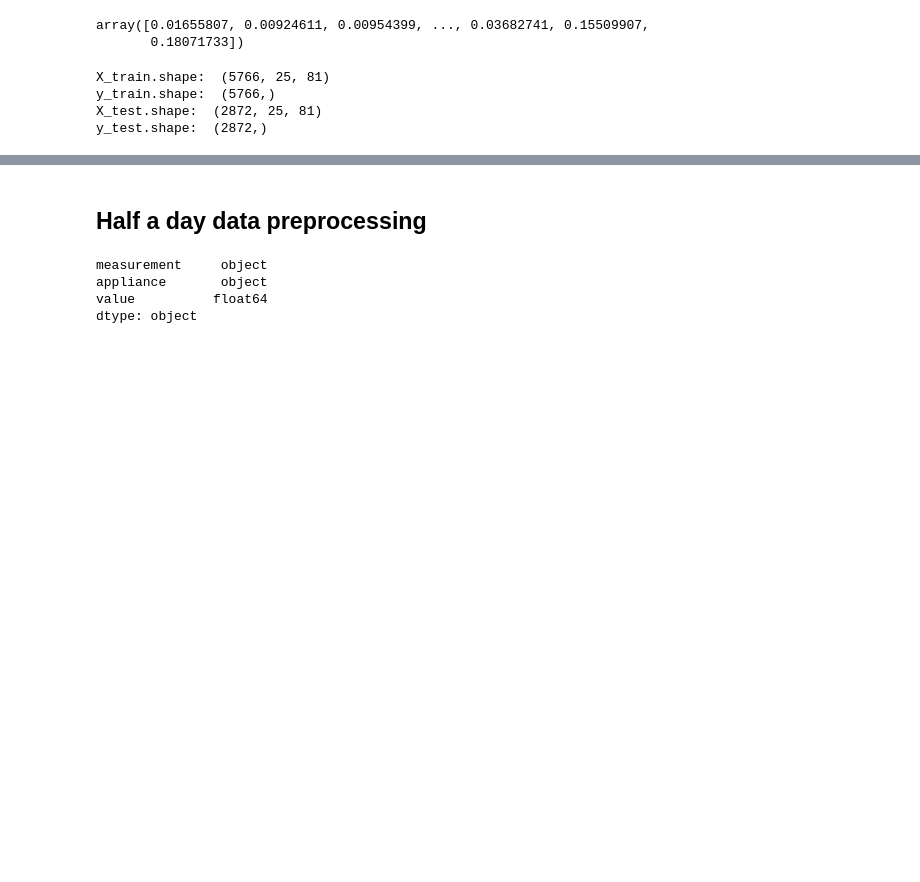
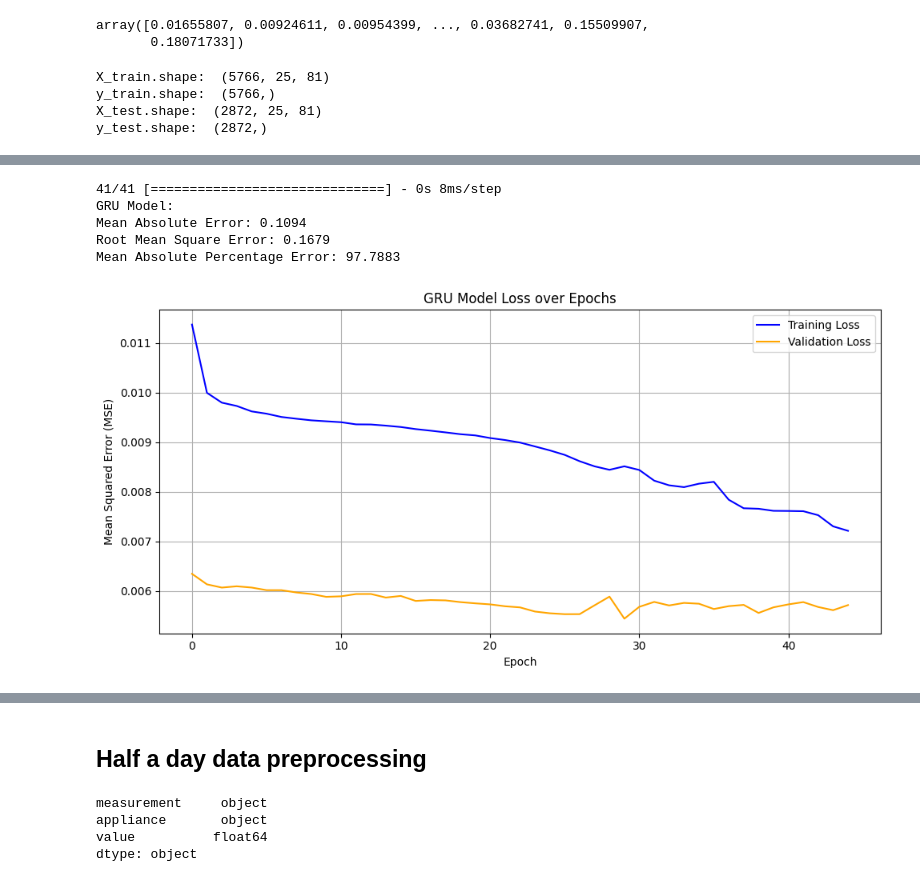
Before and after one commit to Ghada-Ataaoui/Energy-Consumption-Forecast, a Jupyter notebook: src/models/GRU_pred.ipynb, the cells around one changed output, grey strips where cells are left out. Cells and saved outputs as stored; diff of their text form; code cells hidden in the pictures; blank space fills up the shorter version.

```diff
--- a/src/models/GRU_pred.ipynb
+++ b/src/models/GRU_pred.ipynb
@@ -779,0 +834,4 @@ plot_future(prediction_gru, 'GRU', y_test_orig, feature_index=0)
+# %%
+model = create_advanced_gru(input_shape=(X_train.shape[1], X_train.shape[2]), units=128)
+model.summary()
+history = fit_model_v2(model, X_train, y_train, X_val, y_val)
@@ -779,0 +856,36 @@ plot_future(prediction_gru, 'GRU', y_test_orig, feature_index=0)
+# %%
+def evaluate_prediction(predictions, actual, model_name):
+    errors = predictions - actual
+    mse = np.square(errors).mean()
+    rmse = np.sqrt(mse)
+    mae = np.abs(errors).mean()
+    mape = np.mean(np.abs(errors/actual))*100
+
+    print(model_name + ':')
+    print('Mean Absolute Error: {:.4f}'.format(mae))
+    print('Root Mean Square Error: {:.4f}'.format(rmse))
+    print('Mean Absolute Percentage Error: {:.4f}'.format(mape))
+# Compare predictions to the first 24 columns of y_test (adjust if needed)
+evaluate_prediction(model.predict(X_test), y_test, "GRU Model")
+# %% [output]
+41/41 [==============================] - 0s 8ms/step
+GRU Model:
+Mean Absolute Error: 0.1094
+Root Mean Square Error: 0.1679
+Mean Absolute Percentage Error: 97.7883
+# %%
+import matplotlib.pyplot as plt
+
+# Plot training & validation loss values
+plt.figure(figsize=(10, 5))
+plt.plot(history.history['loss'], label='Training Loss', color='blue')
+plt.plot(history.history['val_loss'], label='Validation Loss', color='orange')
+plt.title('GRU Model Loss over Epochs')
+plt.xlabel('Epoch')
+plt.ylabel('Mean Squared Error (MSE)')
+plt.legend()
+plt.grid(True)
+plt.tight_layout()
+plt.show()
+# %% [output]
+[figure, added]
```
Also changed, not shown: parts of 18 cells of this notebook, 5 other files.
